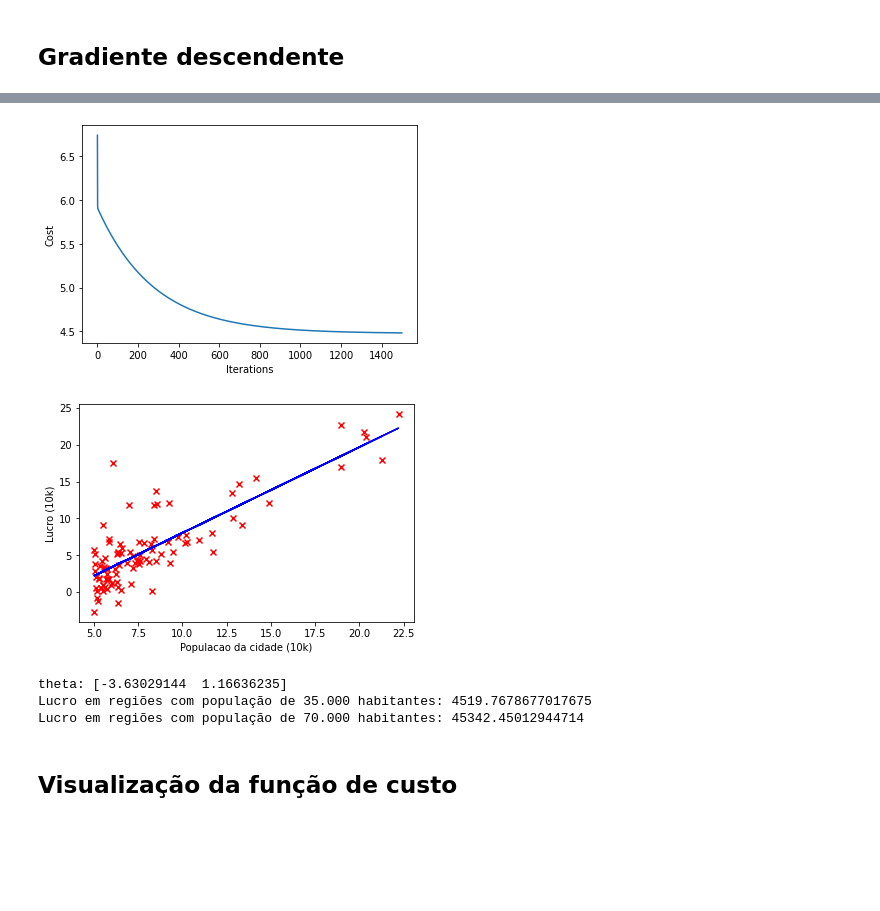
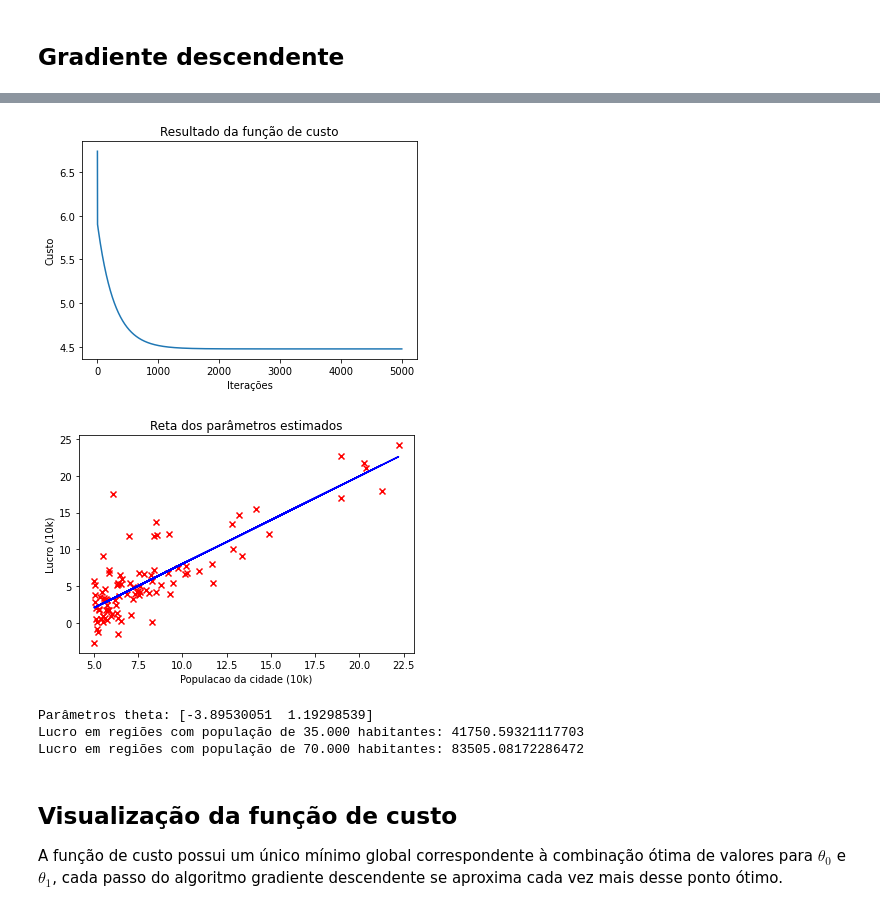
Before and after one commit to renatoor/machine-learning, a Jupyter notebook: T1/regressao-linear-simples.ipynb, the cells around one changed output, grey strips where cells are left out. Drawn from its saved outputs; the diff is of its cells as text; code cells hidden in the pictures; blank space fills up the shorter version.

```diff
--- a/T1/regressao-linear-simples.ipynb
+++ b/T1/regressao-linear-simples.ipynb
@@ -40,10 +66,10 @@ plt.show()
 # %%
 def compute_cost(X, y, theta):
-  m = len(y)
-  return (np.sum(np.power(X @ theta - y, 2))) / (2 * m)
+    return  (1 / (2 * m)) * np.sum((X @ theta - y) ** 2)
 
+theta = np.zeros(2)
 X_ones = np.stack([np.ones(m), X], axis=1)
-cost = compute_cost(X_ones, y, [0.0, 0.0])
+cost = compute_cost(X_ones, y, theta)
 
-print('J: ', cost)
+print(f'O resultado da função de custo para theta {theta} é {cost}')
 # %% [output]
@@ -51,38 +89,40 @@ J:  32.072733877455676
 # %%
 def gradient_descent(X, y, theta, alpha, epochs):
-  m = len(y)
-  cost = np.zeros(epochs)
-  for i in range(epochs):
-    h = X @ theta
-    theta = theta - alpha * (X.T @ (h - y)) / m
-    cost[i] = compute_cost(X, y, theta)
-
-  return cost, theta
+    cost = np.zeros(epochs)
+    for i in range(epochs):
+        h = X @ theta
+        theta = theta - alpha * (X.T @ (h - y)) / m
+        cost[i] = compute_cost(X, y, theta)
+    return cost, theta
 
 theta = np.zeros(2)
-cost, theta = gradient_descent(X_ones, y, theta, 0.01, 1500)
+cost, theta_fit = gradient_descent(X_ones, y, theta, 0.01, 5000)
 
 plt.plot(cost)
-plt.xlabel('Iterations')
-plt.ylabel('Cost')
+plt.title('Resultado da função de custo')
+plt.xlabel('Iterações')
+plt.ylabel('Custo')
 plt.show()
 
 plt.scatter(X_ones[:,1], y, color='red', marker='x')
+plt.title('Reta dos parâmetros estimados')
 plt.xlabel('Populacao da cidade (10k)')
 plt.ylabel('Lucro (10k)')
-plt.plot(X_ones[:,1], X_ones @ theta, color='blue')
+plt.plot(X_ones[:,1], X_ones @ theta_fit, color='blue')
 plt.show()
 
-print(f'theta: {theta}')
+print(f'Parâmetros theta: {theta_fit}')
 
-print(f'Lucro em regiões com população de 35.000 habitantes: {np.dot([1, 3.5], theta) * 10000}')
-print(f'Lucro em regiões com população de 70.000 habitantes: {np.dot([1, 7.0], theta) * 10000}')
+print(f'Lucro em regiões com população de 35.000 habitantes: {[1., 35000.] @ theta_fit}')
+print(f'Lucro em regiões com população de 70.000 habitantes: {[1., 70000.] @ theta_fit}')
 # %% [output]
-[figure, old version]
+[figure, new version]
-[figure, old version]
+[figure, new version]
-theta: [-3.63029144  1.16636235]
-Lucro em regiões com população de 35.000 habitantes: 4519.7678677017675
-Lucro em regiões com população de 70.000 habitantes: 45342.45012944714
+Parâmetros theta: [-3.89530051  1.19298539]
+Lucro em regiões com população de 35.000 habitantes: 41750.59321117703
+Lucro em regiões com população de 70.000 habitantes: 83505.08172286472
 # %% [markdown]
 ## Visualização da função de custo
+
+A função de custo possui um único mínimo global correspondente à combinação ótima de valores para $\theta_0$ e $\theta_1$, cada passo do algoritmo gradiente descendente se aproxima cada vez mais desse ponto ótimo.
 # %%
```
Also changed, not shown: parts of 16 cells of this notebook, 5 other files.
